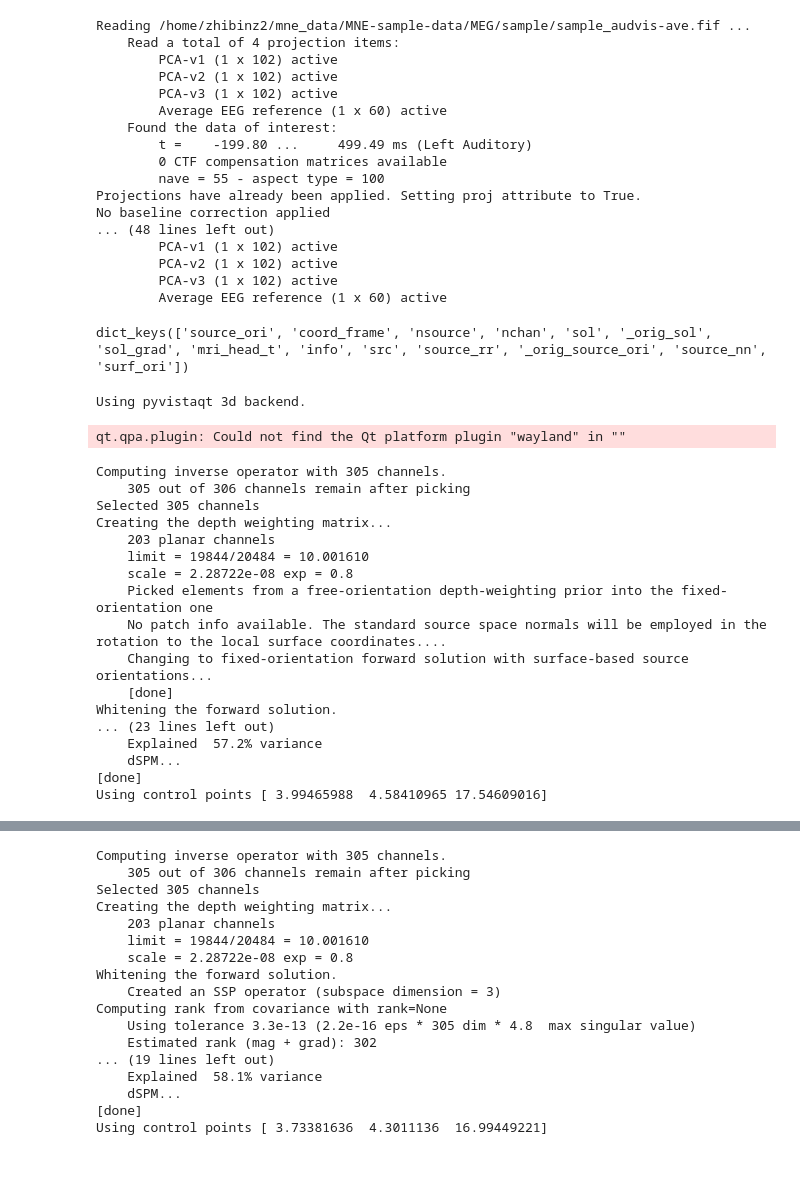
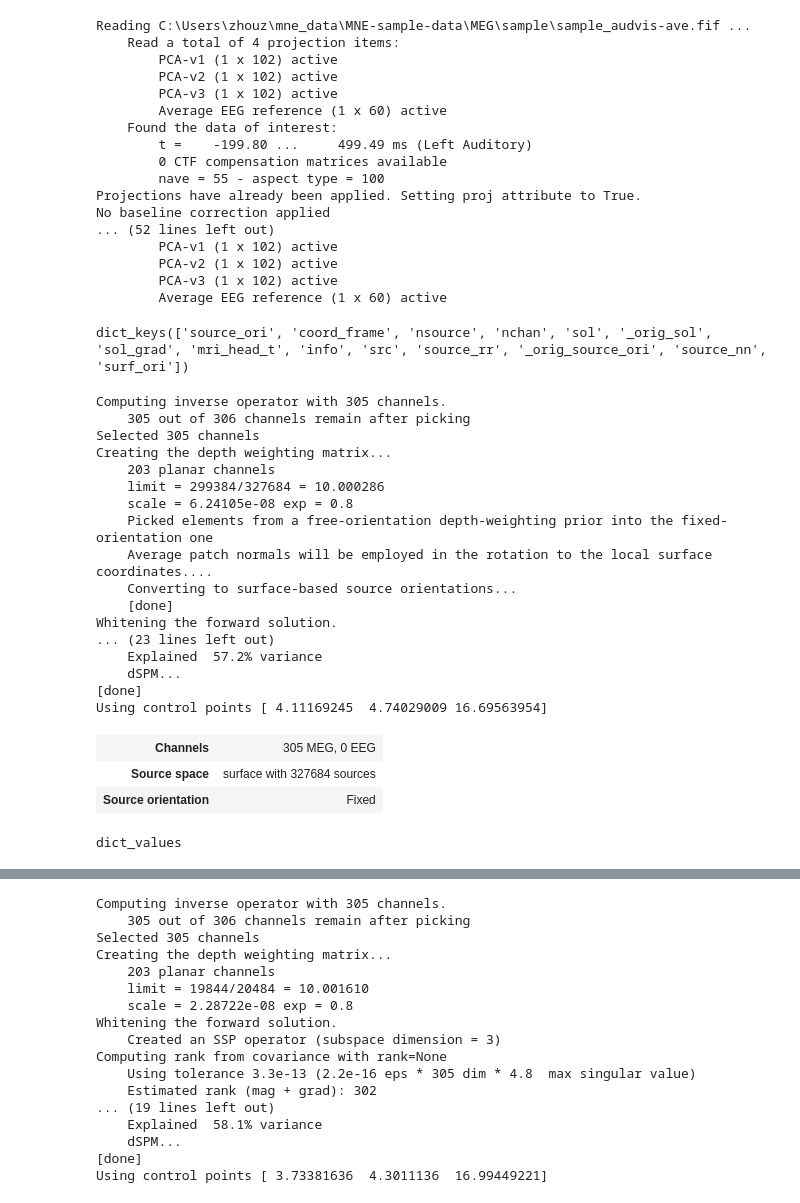
Before and after one commit to zhibinz2/MEG_EEG_Source_Localization, a Jupyter notebook: fixed_dipole.ipynb, the cells around one changed output, grey strips where cells are left out. Drawn from its saved outputs; the diff is of its cells as text; code cells hidden in the pictures; blank space fills up the shorter version.

```diff
--- a/fixed_dipole.ipynb
+++ b/fixed_dipole.ipynb
@@ -11,16 +11,17 @@ meg_path = data_path / "MEG" / "sample"
 evokeds = mne.read_evokeds(meg_path / "sample_audvis-ave.fif")
 left_auditory = evokeds[0].apply_baseline()
 # fwd = mne.read_forward_solution(meg_path / "sample_audvis-meg-eeg-oct-6-fwd.fif")
-fwd = mne.read_forward_solution('sample_fsaverage_fwd.fif')
+fwd = mne.read_forward_solution('sample_fsaverage_manual_all327684_fwd.fif')
 mne.convert_forward_solution(fwd, surf_ori=True, copy=False)
 noise_cov = mne.read_cov(meg_path / "sample_audvis-cov.fif")
 # subject = 'sample'
 subject = "fsaverage"
 subjects_dir = data_path / "subjects"
 # trans_fname = meg_path / "sample_audvis_raw-trans.fif"
-trans_fname = 'sample_fsaverage_trans.fif'
+# trans_fname = 'sample_fsaverage_trans.fif'
+trans_fname = 'sample_fsaverage_manual_trans.fif'
 # %% [output]
-Reading /home/zhibinz2/mne_data/MNE-sample-data/MEG/sample/sample_audvis-ave.fif ...
+Reading C:\Users\zhouz\mne_data\MNE-sample-data\MEG\sample\sample_audvis-ave.fif ...
     Read a total of 4 projection items:
         PCA-v1 (1 x 102) active
         PCA-v2 (1 x 102) active
@@ -32,7 +33,7 @@ Reading /home/zhibinz2/mne_data/MNE-sample-data/MEG/sample/sample_audvis-ave.fif
         nave = 55 - aspect type = 100
 Projections have already been applied. Setting proj attribute to True.
 No baseline correction applied
-... (48 lines left out)
+... (52 lines left out)
         PCA-v1 (1 x 102) active
         PCA-v2 (1 x 102) active
         PCA-v3 (1 x 102) active
@@ -82,9 +83,6 @@ mne.viz.plot_dipole_locations(
 )
 
 mne.viz.set_3d_view(figure=fig, azimuth=180, distance=0.25)
-# %% [output]
-Using pyvistaqt 3d backend.
-qt.qpa.plugin: Could not find the Qt platform plugin "wayland" in ""
 # %%
 fig = mne.viz.create_3d_figure(size=(600, 400))
 
@@ -134,15 +132,15 @@ Computing inverse operator with 305 channels.
 Selected 305 channels
 Creating the depth weighting matrix...
     203 planar channels
-    limit = 19844/20484 = 10.001610
-    scale = 2.28722e-08 exp = 0.8
+    limit = 299384/327684 = 10.000286
+    scale = 6.24105e-08 exp = 0.8
     Picked elements from a free-orientation depth-weighting prior into the fixed-orientation one
-    No patch info available. The standard source space normals will be employed in the rotation to the local surface coordinates....
-    Changing to fixed-orientation forward solution with surface-based source orientations...
+    Average patch normals will be employed in the rotation to the local surface coordinates....
+    Converting to surface-based source orientations...
     [done]
 Whitening the forward solution.
 ... (23 lines left out)
     Explained  57.2% variance
     dSPM...
 [done]
-Using control points [ 3.99465988  4.58410965 17.54609016]
+Using control points [ 4.11169245  4.74029009 16.69563954]
@@ -235,0 +147,11 @@ def _get_matrix_from_inverse_operator(
+# %%
+inv
+# %% [output]
+| Channels | 305 MEG, 0 EEG |
+| Source space | surface with 327684 sources |
+| Source orientation | Fixed |
+# %%
+inv_values=inv.values()
+type(inv_values)
+# %% [output]
+dict_values
```
Also changed, not shown: parts of 18 cells of this notebook, 4 other files.
